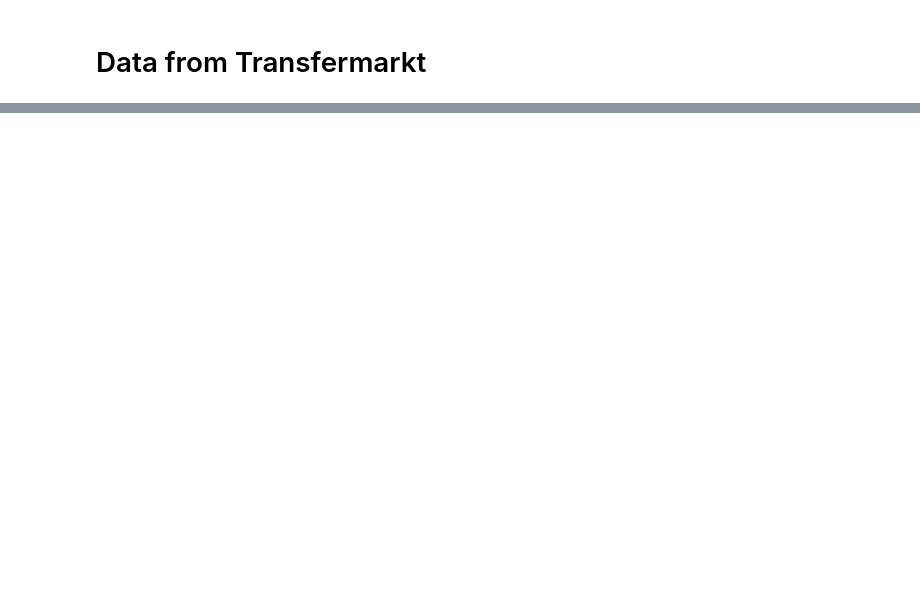
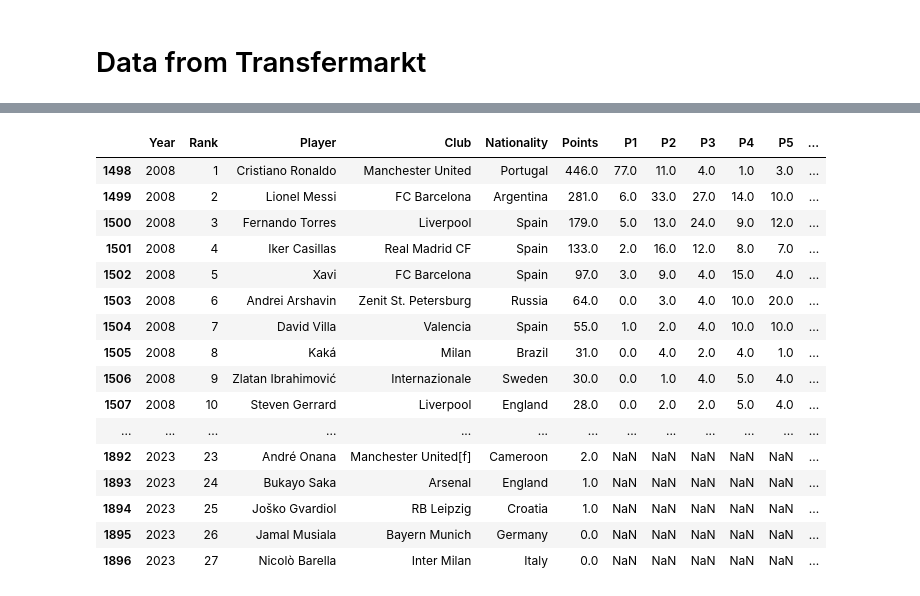
Before and after one commit to TheJarmanitor/outplayed, a Jupyter notebook: Get Data for Project.ipynb, the cells around one changed output, grey strips where cells are left out. Saved outputs shown, nothing was run; the diff lists cells and outputs as text; code cells hidden in the pictures; blank space fills up the shorter version.

```diff
--- a/Get Data for Project.ipynb
+++ b/Get Data for Project.ipynb
@@ -300,8 +411,26 @@ print(excel_file)
 # %%
 #ballon_dor_df = pd.read_csv(r"BallonDOr.csv")
 #print(ballon_dor_df["Year"]==2013)
-excel_file = pd.read_csv("data/BallonDOr_combined.csv")
+excel_file = pd.read_csv(r"BallonDOr_combined.csv")
 excel_file.loc[excel_file["Year"]>=2008]
+# %% [output]
+|  | Year | Rank | Player | Club | Nationality | Points | P1 | P2 | P3 | P4 | P5 | ... |
+| 1498 | 2008 | 1 | Cristiano Ronaldo | Manchester United | Portugal | 446.0 | 77.0 | 11.0 | 4.0 | 1.0 | 3.0 | ... |
+| 1499 | 2008 | 2 | Lionel Messi | FC Barcelona | Argentina | 281.0 | 6.0 | 33.0 | 27.0 | 14.0 | 10.0 | ... |
+| 1500 | 2008 | 3 | Fernando Torres | Liverpool | Spain | 179.0 | 5.0 | 13.0 | 24.0 | 9.0 | 12.0 | ... |
+| 1501 | 2008 | 4 | Iker Casillas | Real Madrid CF | Spain | 133.0 | 2.0 | 16.0 | 12.0 | 8.0 | 7.0 | ... |
+| 1502 | 2008 | 5 | Xavi | FC Barcelona | Spain | 97.0 | 3.0 | 9.0 | 4.0 | 15.0 | 4.0 | ... |
+| 1503 | 2008 | 6 | Andrei Arshavin | Zenit St. Petersburg | Russia | 64.0 | 0.0 | 3.0 | 4.0 | 10.0 | 20.0 | ... |
+| 1504 | 2008 | 7 | David Villa | Valencia | Spain | 55.0 | 1.0 | 2.0 | 4.0 | 10.0 | 10.0 | ... |
+| 1505 | 2008 | 8 | Kaká | Milan | Brazil | 31.0 | 0.0 | 4.0 | 2.0 | 4.0 | 1.0 | ... |
+| 1506 | 2008 | 9 | Zlatan Ibrahimović | Internazionale | Sweden | 30.0 | 0.0 | 1.0 | 4.0 | 5.0 | 4.0 | ... |
+| 1507 | 2008 | 10 | Steven Gerrard | Liverpool | England | 28.0 | 0.0 | 2.0 | 2.0 | 5.0 | 4.0 | ... |
+| ... | ... | ... | ... | ... | ... | ... | ... | ... | ... | ... | ... | ... |
+| 1892 | 2023 | 23 | André Onana | Manchester United[f] | Cameroon | 2.0 | NaN | NaN | NaN | NaN | NaN | ... |
+| 1893 | 2023 | 24 | Bukayo Saka | Arsenal | England | 1.0 | NaN | NaN | NaN | NaN | NaN | ... |
+| 1894 | 2023 | 25 | Joško Gvardiol | RB Leipzig | Croatia | 1.0 | NaN | NaN | NaN | NaN | NaN | ... |
+| 1895 | 2023 | 26 | Jamal Musiala | Bayern Munich | Germany | 0.0 | NaN | NaN | NaN | NaN | NaN | ... |
+| 1896 | 2023 | 27 | Nicolò Barella | Inter Milan | Italy | 0.0 | NaN | NaN | NaN | NaN | NaN | ... |
 # %%
 ronaldo = "https://www.transfermarkt.com/cristiano-ronaldo/torenachminute/spieler/8198/saison//verein/0/liga/0/wettbewerb//pos/0/trainer_id/0/plus/1"
 # %%
```
Also changed, not shown: parts of 30 cells of this notebook.
